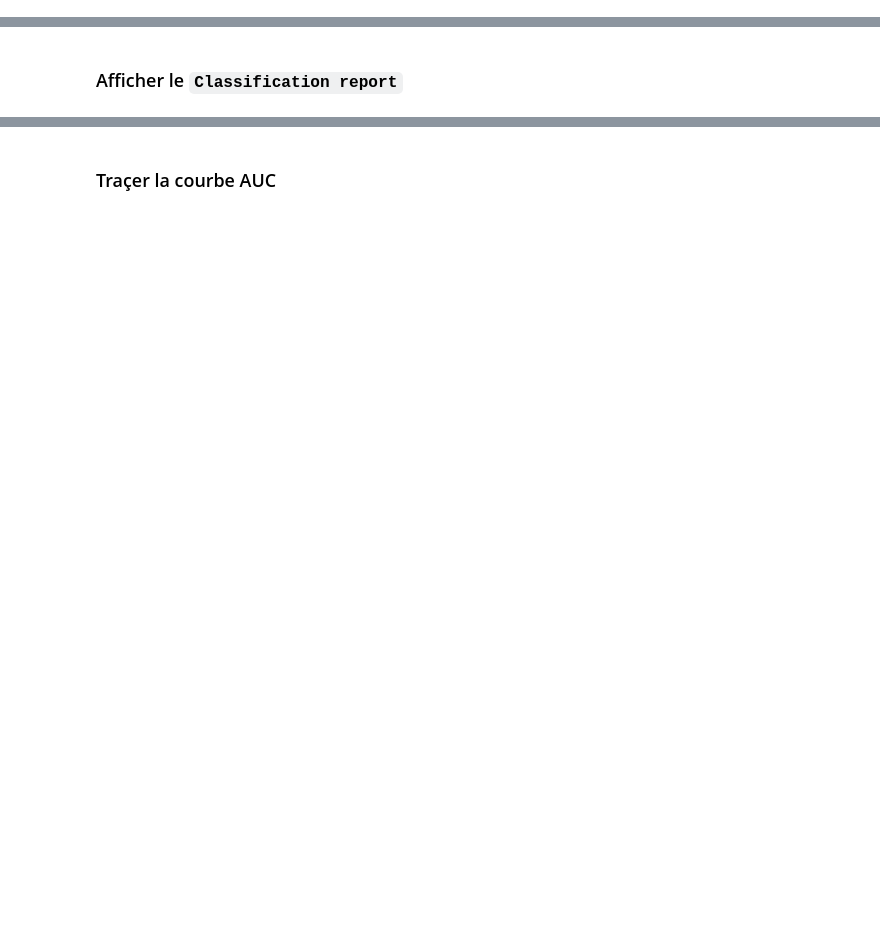
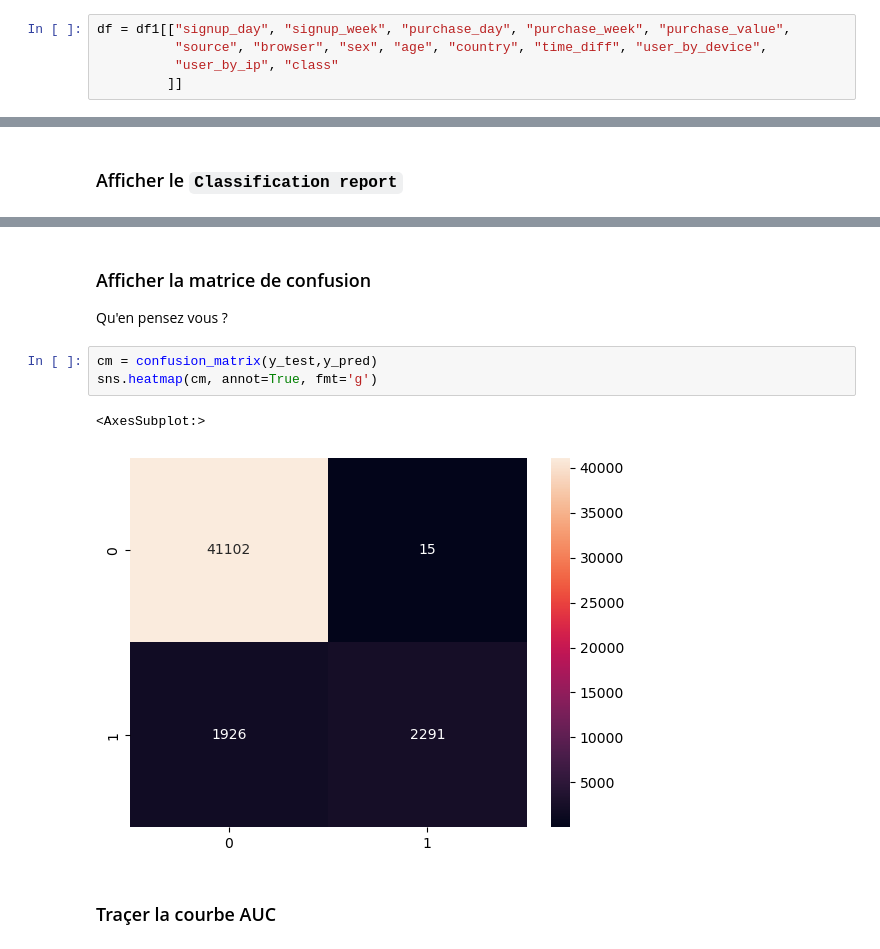
Before and after one commit to JulienGnty/MachineLearning, a Jupyter notebook: projet_fraud.ipynb, the cells around one changed output, grey strips where cells are left out. Cells and saved outputs as stored; diff of their text form; blank space fills up the shorter version.

```diff
--- a/projet_fraud.ipynb
+++ b/projet_fraud.ipynb
@@ -203,0 +213,5 @@ df1
+# %%
+df = df1[["signup_day", "signup_week", "purchase_day", "purchase_week", "purchase_value",
+          "source", "browser", "sex", "age", "country", "time_diff", "user_by_device",
+          "user_by_ip", "class"
+         ]]
@@ -277,2 +355,11 @@ weighted avg       0.96      0.96      0.95     45334
+# %% [markdown]
+### Afficher la matrice de confusion
+Qu'en pensez vous ?
+# %%
+cm = confusion_matrix(y_test,y_pred)
+sns.heatmap(cm, annot=True, fmt='g')
+# %% [output]
+<AxesSubplot:>
+[figure, added]
 # %% [markdown]
 ### Traçer la courbe AUC
```
Also changed, not shown: parts of 40 cells of this notebook.
